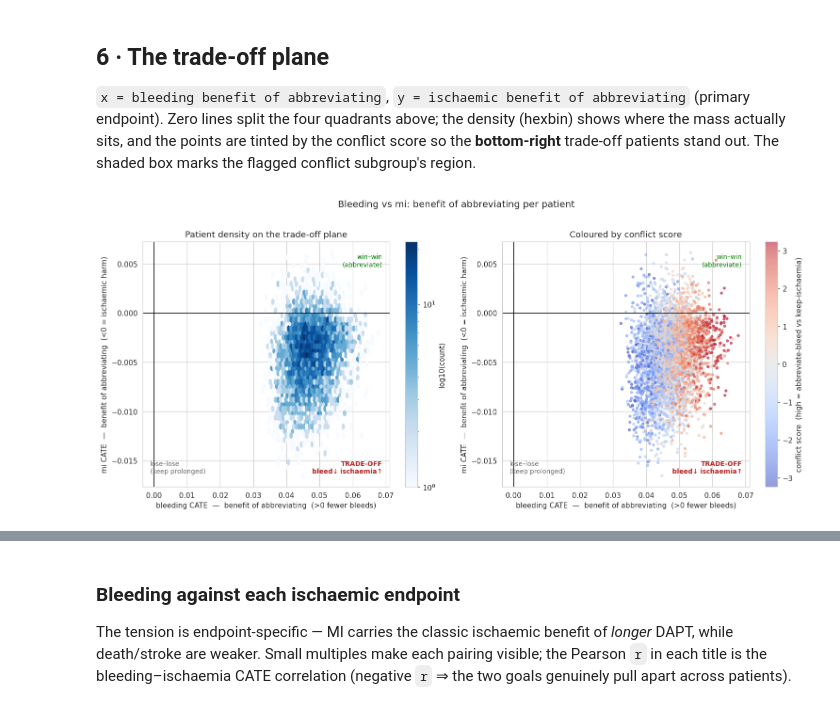
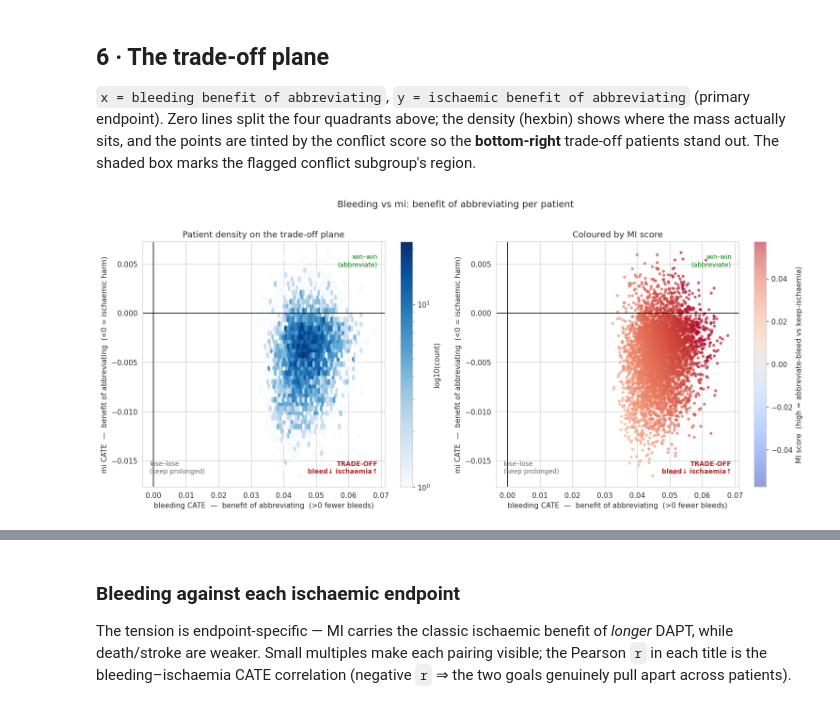
Before and after one commit to TommasoPioda/CATE-estimation-on-the-MASTER-DAPT-trial, a Jupyter notebook: Meta-learning/causal_forest/10_bleeding_ischemic_tradeoff.ipynb, the cells around one changed output, grey strips where cells are left out. Cells and saved outputs as stored; diff of their text form; code cells hidden in the pictures.

```diff
--- a/Meta-learning/causal_forest/10_bleeding_ischemic_tradeoff.ipynb
+++ b/Meta-learning/causal_forest/10_bleeding_ischemic_tradeoff.ipynb
@@ -84,7 +87,7 @@ ISCHAEMIC_AXES = {                                            # y-axis candidate
     "mi":     {"path": MULTIOUT, "endpoint": "mi"},
     "stroke": {"path": MULTIOUT, "endpoint": "stroke"},
 }
-ISCHAEMIC_WEIGHTS = {"death": 1.0, "mi": 1.0, "stroke": 1.0}  # weights for the combined ischaemic score
+ISCHAEMIC_WEIGHTS = {"death": 0.2, "mi": 0.4, "stroke": 0.4}  # weights for the combined ischaemic score
 PRIMARY_ISCHAEMIC = "mi"      # single endpoint drawn on the main 2-D plane (see the sign check below)
 
 CONFLICT_PCT = 15.0           # top-% by conflict score flagged as the trade-off subgroup
@@ -225,11 +228,11 @@ df["bleed"] = cate_for(BLEED_AXIS, X_raw)
 for name, ax in ISCHAEMIC_AXES.items():
     df[name] = cate_for(ax, X_raw)
 
-w = ISCHAEMIC_WEIGHTS
-df["ischaemic_combined"] = sum(w[k] * df[k] for k in ISCHAEMIC_AXES) / sum(w.values())
-
 def _z(s):
     return (s - s.mean()) / (s.std() if s.std() > 0 else 1.0)
+
+w = ISCHAEMIC_WEIGHTS
+df["ischaemic_combined"] = sum(w[k] * _z(df[k]) for k in ISCHAEMIC_AXES) / sum(w.values())
 
 # conflict = abbreviating is good for bleeding (high) but bad for ischaemia (low)
 df["conflict"] = _z(df["bleed"]) - _z(df["ischaemic_combined"])
@@ -255,35 +258,35 @@ out. The shaded box marks the flagged conflict subgroup's region.
 # %%
 yname = PRIMARY_ISCHAEMIC
 x, y = df["bleed"].to_numpy(), df[yname].to_numpy()
 
 fig, (axL, axR) = plt.subplots(1, 2, figsize=(14, 6))
 
 # -- left: density
 hb = axL.hexbin(x, y, gridsize=45, cmap="Blues", mincnt=1, bins="log")
 fig.colorbar(hb, ax=axL, label="log10(count)")
 axL.set_title("Patient density on the trade-off plane")
 
 # -- right: points tinted by conflict
-sc = axR.scatter(x, y, c=df["conflict"], cmap="coolwarm", s=10, alpha=0.55,
-                 vmin=-np.abs(df["conflict"]).quantile(0.98),
-                 vmax=np.abs(df["conflict"]).quantile(0.98))
-fig.colorbar(sc, ax=axR, label="conflict score  (high = abbreviate-bleed vs keep-ischaemia)")
-axR.set_title("Coloured by conflict score")
+sc = axR.scatter(x, y, c=df['bleed']+df["mi"], cmap="coolwarm", s=10, alpha=0.55,
+                 vmin=-np.abs(df['bleed']+df["mi"]).quantile(0.98),
+                 vmax=np.abs(df['bleed']+df["mi"]).quantile(0.98))
+fig.colorbar(sc, ax=axR, label="MI score  (high = abbreviate-bleed vs keep-ischaemia)")
+axR.set_title("Coloured by MI score")
 
 for ax in (axL, axR):
     ax.axvline(0, color="k", lw=1); ax.axhline(0, color="k", lw=1)
     ax.set_xlabel("bleeding CATE  —  benefit of abbreviating  (>0 fewer bleeds)")
     ax.set_ylabel(f"{yname} CATE  —  benefit of abbreviating  (<0 = ischaemic harm)")
     ax.annotate("win–win\n(abbreviate)", (0.97, 0.95), xycoords="axes fraction",
                 ha="right", va="top", fontsize=9, color="green")
     ax.annotate("TRADE-OFF\nbleed↓ ischaemia↑", (0.97, 0.05), xycoords="axes fraction",
                 ha="right", va="bottom", fontsize=9, color="firebrick", weight="bold")
     ax.annotate("lose–lose\n(keep prolonged)", (0.03, 0.05), xycoords="axes fraction",
                 ha="left", va="bottom", fontsize=9, color="dimgray")
 
 fig.suptitle(f"Bleeding vs {yname}: benefit of abbreviating per patient", y=1.02, fontsize=13)
 fig.tight_layout()
 fig.savefig(os.path.join(FIG_DIR, f"tradeoff_bleed_vs_{yname}.png"), dpi=150, bbox_inches="tight")
 plt.show()
 # %% [output]
-[figure, old version]
+[figure, new version]
```
Also changed, not shown: parts of 17 cells of this notebook.
